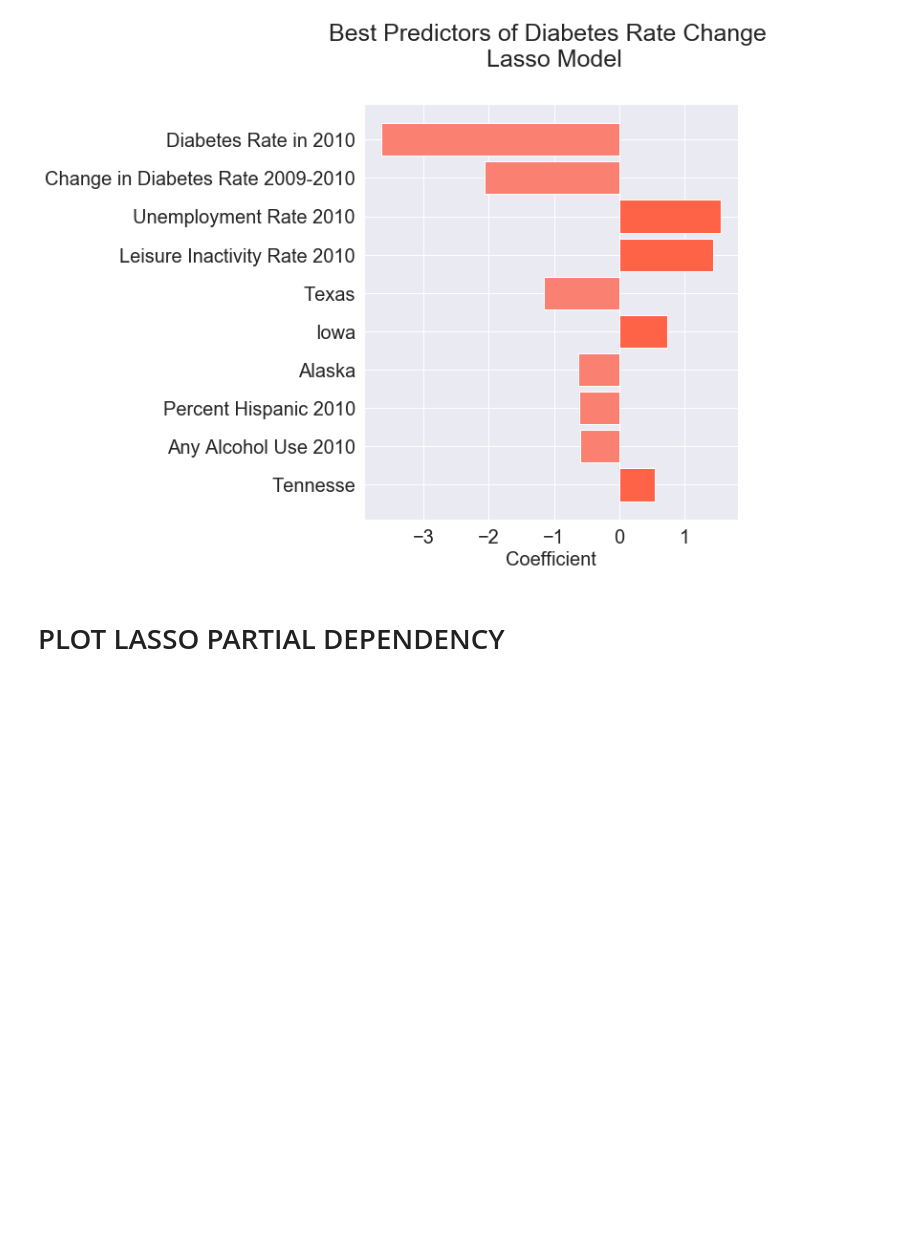
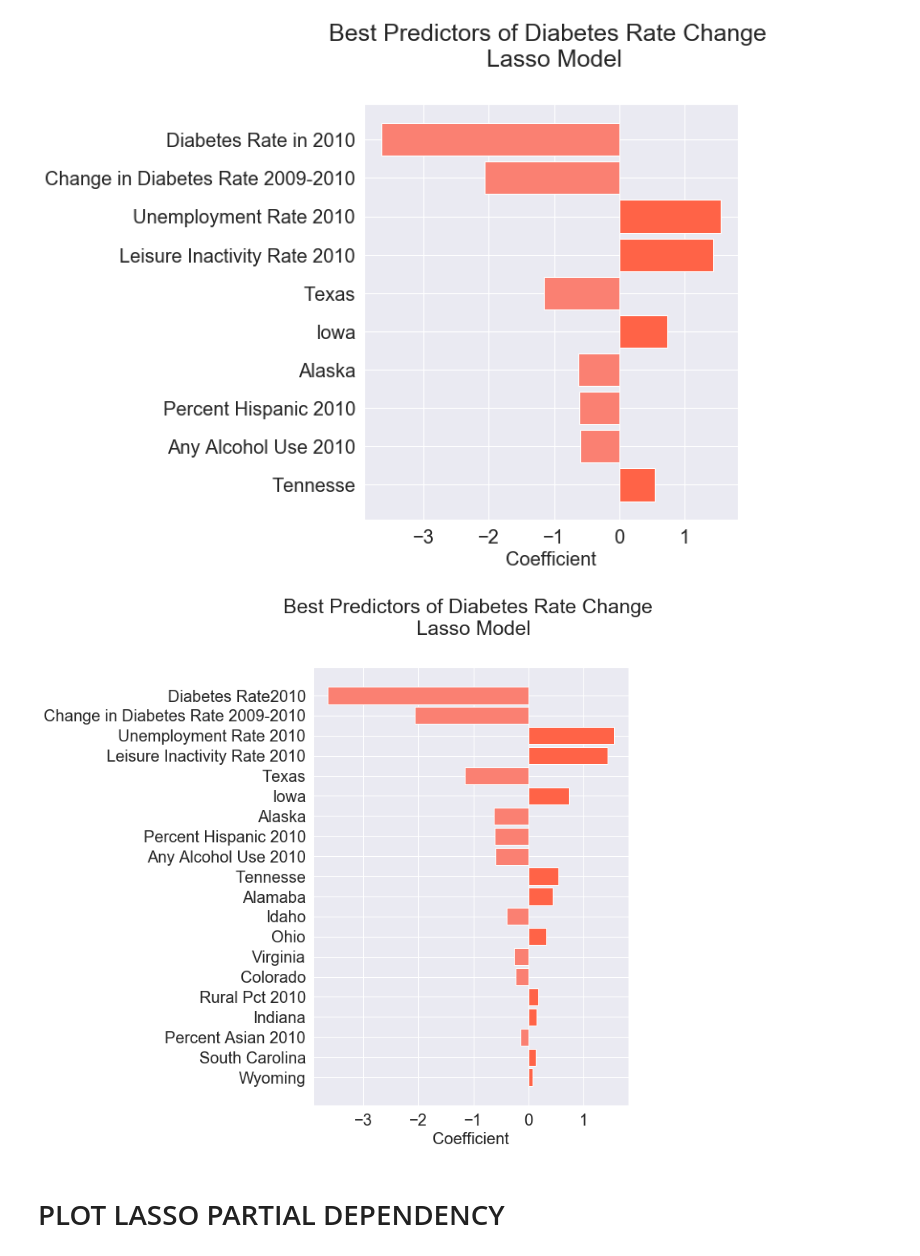
Before and after one commit to lbordz/diabetes-rates-prediction, a Jupyter notebook: EDA_and_modelling/Final_Models_and_Plots.ipynb, the cells around one changed output. Cells and saved outputs as stored; diff of their text form; code cells hidden in the pictures; blank space fills up the shorter version.

```diff
--- a/EDA_and_modelling/Final_Models_and_Plots.ipynb
+++ b/EDA_and_modelling/Final_Models_and_Plots.ipynb
@@ -656,6 +692,17 @@ Name: labels, dtype: object
 plt_coefs_df["labels"][:10] = ["Diabetes Rate in 2010", "Change in Diabetes Rate 2009-2010",
                                "Unemployment Rate 2010", "Leisure Inactivity Rate 2010",
                               "Texas", "Iowa", "Alaska", "Percent Hispanic 2010", "Any Alcohol Use 2010", "Tennesse"]
+# %%
+plt_coefs_df["labels2"] = plt_coefs_df["labels"]
+plt_coefs_df["labels2"][:20] = ["Diabetes Rate2010",
+                                "Change in Diabetes Rate 2009-2010",
+                               "Unemployment Rate 2010",
+                                "Leisure Inactivity Rate 2010",
+                               "Texas", "Iowa", "Alaska",
+                                "Percent Hispanic 2010", "Any Alcohol Use 2010", "Tennesse",
+                               "Alamaba", "Idaho", "Ohio", "Virginia", "Colorado",
+                               "Rural Pct 2010", "Indiana", "Percent Asian 2010",
+                               "South Carolina", "Wyoming"]
 # %%
 import seaborn as sns
 # %%
@@ -702,6 +760,27 @@ plt.gca().invert_yaxis()
 plt.savefig('../images/lassotop10.png', bbox_inches="tight")
 # %% [output]
 [figure]
+# %%
+plt.figure(figsize = (7, 10))   #was 12,8
+plt.barh(plt_coefs_df["labels2"].iloc[:20], height = .85, width = plt_coefs_df["coefficients"].iloc[:20],
+        color = plt_coefs_df["color"], align='center')
+plt.xlabel("Coefficient", fontsize=20)
+#plt.ylabel("Feature", fontsize=20)
+
+plt.xticks(fontsize=20)
+plt.yticks(fontsize=20)
+
+
+plt.title("Best Predictors of Diabetes Rate Change \n Lasso Model", fontsize=25, pad = 40)
+#plt.tick_params(axis='both', which='major', labelsize=10)
+#plt.tick_params(axis='both', which='minor', labelsize=20)
+plt.gca().invert_yaxis()
+
+
+#plt.yticklabels(plt_coefs_df["Features"])
+#plt.savefig('../images/lassotop10.png', bbox_inches="tight")
+# %% [output]
+[figure, added]
 # %% [markdown]
 # PLOT LASSO PARTIAL DEPENDENCY
 # %%
```
Also changed, not shown: parts of 22 cells of this notebook.
